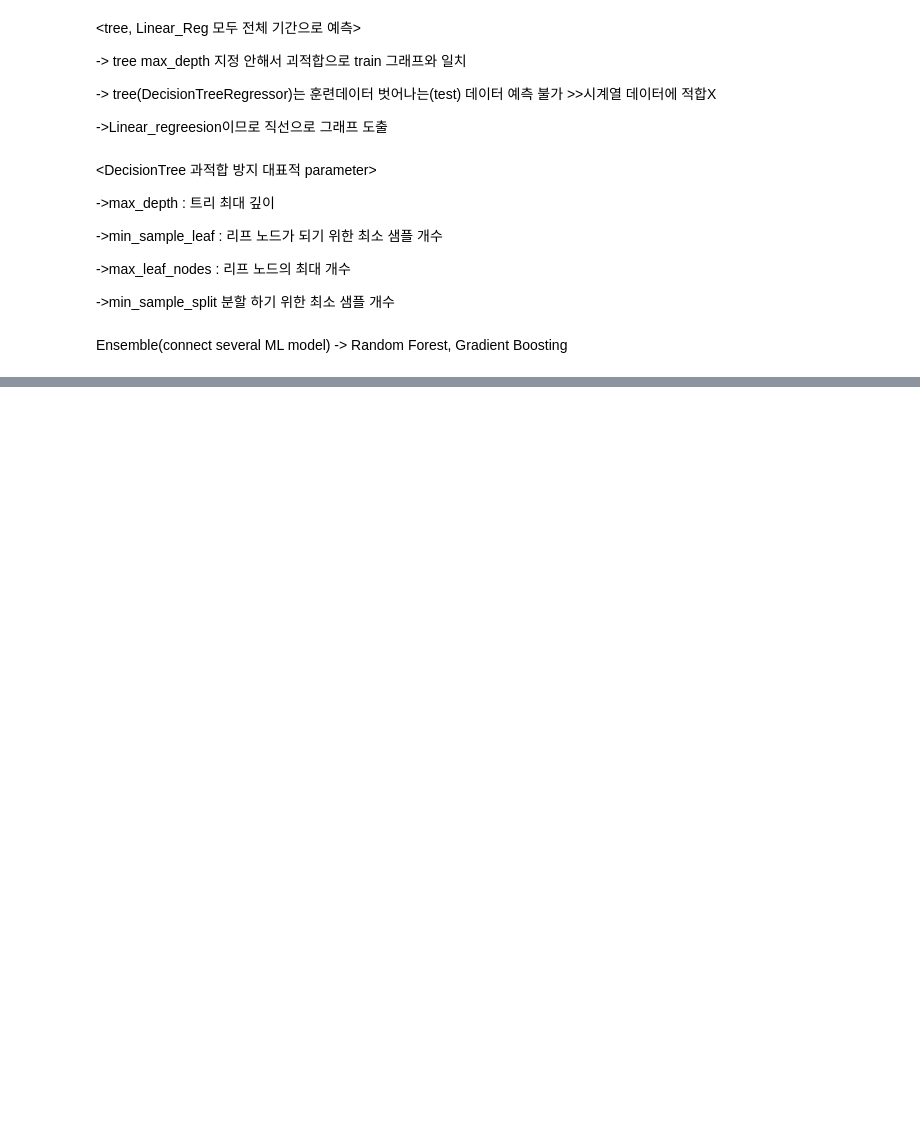
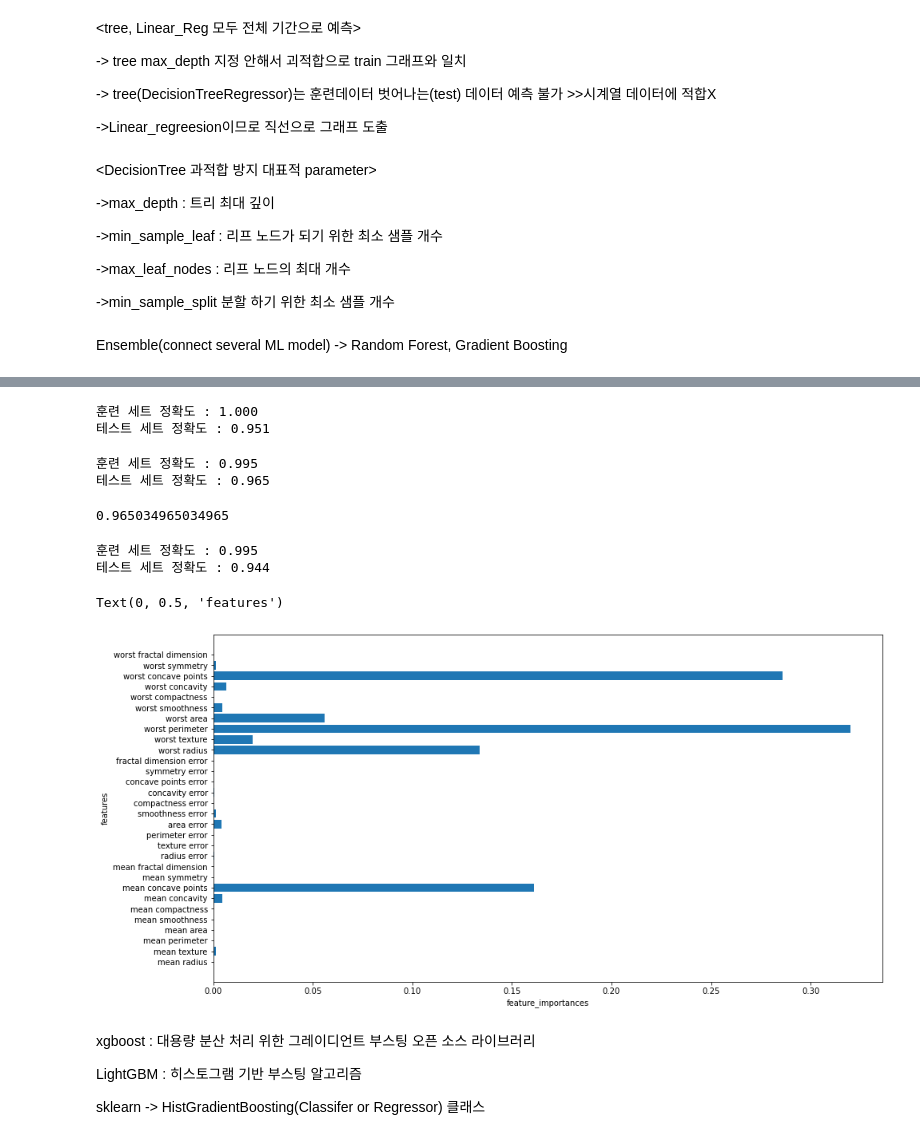
Before and after one commit to newoong/machine_learning, a Jupyter notebook: 결정트리(Decision Tree).ipynb, the cells around one changed output, grey strips where cells are left out. Cells and saved outputs as stored; diff of their text form; code cells hidden in the pictures; blank space fills up the shorter version.

```diff
--- a/결정트리(Decision Tree).ipynb
+++ b/결정트리(Decision Tree).ipynb
@@ -183,0 +258,51 @@ Ensemble(connect several ML model) -> Random Forest, Gradient Boosting
+# %%
+from sklearn.ensemble import GradientBoostingClassifier
+X_train,X_test,y_train,y_test=train_test_split(cancer.data,cancer.target,stratify=cancer.target,random_state=0)
+gbrt=GradientBoostingClassifier(max_depth=3,n_estimators=100,learning_rate=0.1) #parameter default value
+gbrt.fit(X_train,y_train)
+print('훈련 세트 정확도 : {:.3f}'.format(gbrt.score(X_train,y_train))) #과적합 -> learning_rate or max_depth 낮추기
+print('테스트 세트 정확도 : {:.3f}'.format(gbrt.score(X_test,y_test)))
+# %% [output]
+훈련 세트 정확도 : 1.000
+테스트 세트 정확도 : 0.951
+# %%
+gbrt=GradientBoostingClassifier(max_depth=1,random_state=0)
+gbrt.fit(X_train,y_train)
+print('훈련 세트 정확도 : {:.3f}'.format(gbrt.score(X_train,y_train)))
+print('테스트 세트 정확도 : {:.3f}'.format(gbrt.score(X_test,y_test)))
+# %% [output]
+훈련 세트 정확도 : 0.995
+테스트 세트 정확도 : 0.965
+# %%
+condlist=[gbrt.decision_function(X_test)>0,gbrt.decision_function(X_test)<0] #decision_function : 결정 함수 (목적 함수)
+values=[1,0]
+re=np.select(condlist,values,default=5)
+uni,cnt=np.unique((re==y_test),return_counts=True)
+cnt[1]/(cnt[0]+cnt[1])
+# %% [output]
+0.965034965034965
+# %%
+gbrt=GradientBoostingClassifier(learning_rate=0.01,random_state=0)
+gbrt.fit(X_train,y_train)
+print('훈련 세트 정확도 : {:.3f}'.format(gbrt.score(X_train,y_train)))
+print('테스트 세트 정확도 : {:.3f}'.format(gbrt.score(X_test,y_test)))
+# %% [output]
+훈련 세트 정확도 : 0.995
+테스트 세트 정확도 : 0.944
+# %%
+gbrt=GradientBoostingClassifier(max_depth=1,random_state=0)
+gbrt.fit(X_train,y_train)
+plt.figure(figsize=(15,8))
+plt.barh(np.arange(len(cancer.feature_names)),gbrt.feature_importances_,align='center')
+plt.yticks(np.arange(len(cancer.feature_names)),cancer.feature_names)
+plt.xlabel('feature_importances')
+plt.ylabel('features')
+# %% [output]
+Text(0, 0.5, 'features')
+[figure, added]
+# %% [markdown]
+xgboost : 대용량 분산 처리 위한 그레이디언트 부스팅 오픈 소스 라이브러리
+
+LightGBM : 히스토그램 기반 부스팅 알고리즘
+
+sklearn -> HistGradientBoosting(Classifer or Regressor) 클래스
```
Also changed, not shown: parts of 8 cells of this notebook, 3 other files.
